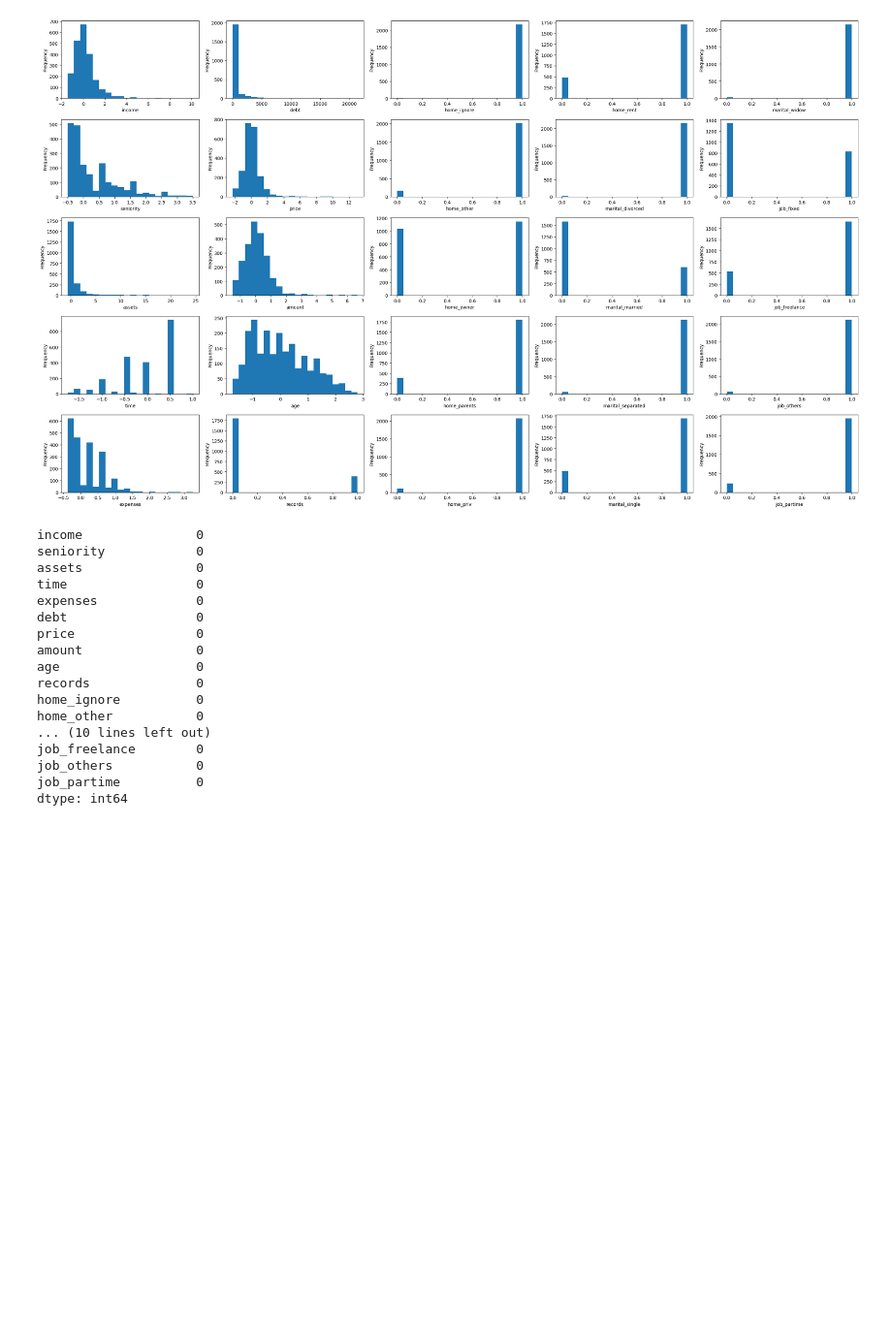
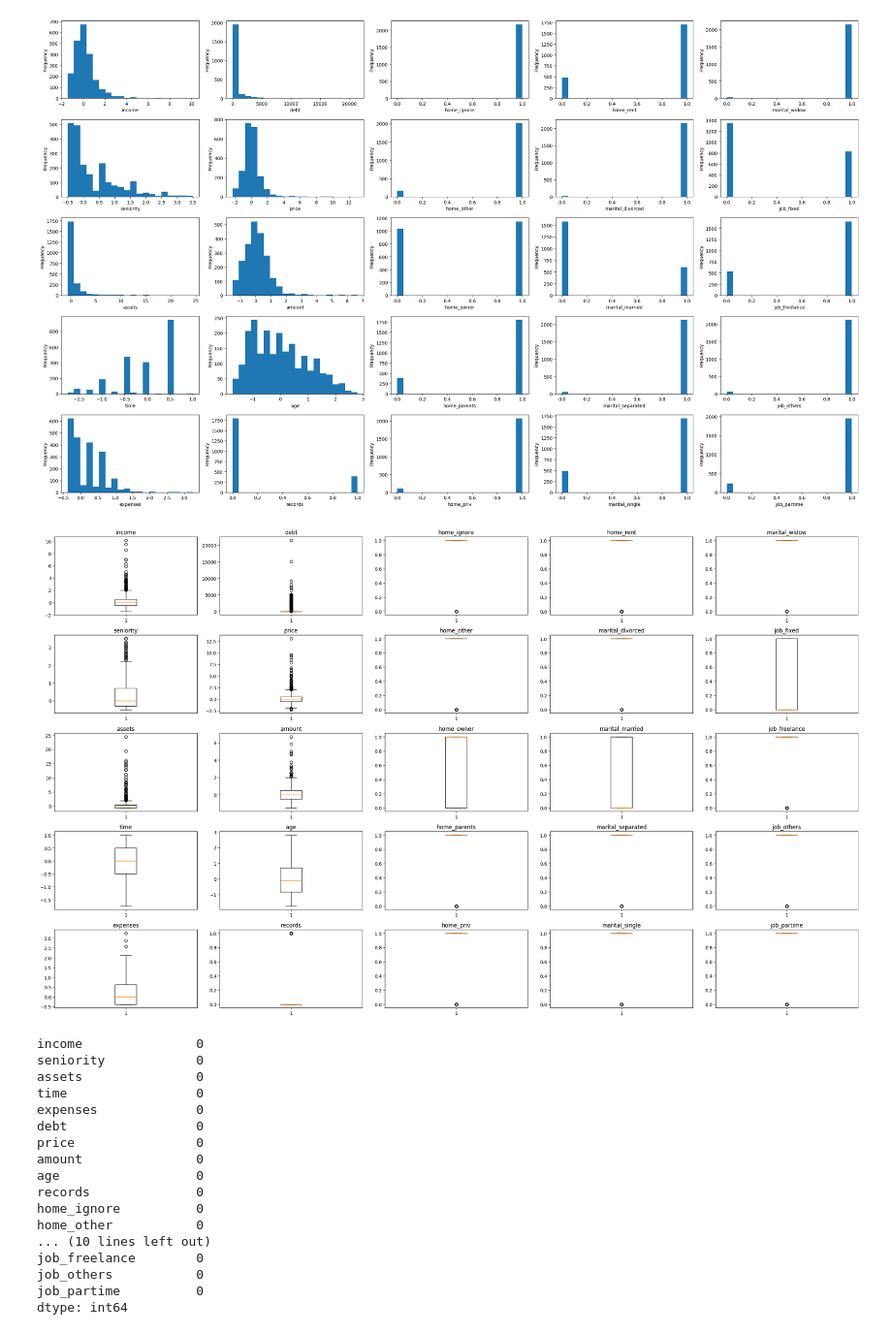
Before and after one commit to ViruSs51/Excalibur_AI_Camp, a Jupyter notebook: lesson_15 - Supervised Learning 3, Decision Trees/homework/ChallengeTask.ipynb, the cells around one changed output. Shown at 97% size. Saved outputs shown, nothing was run; the diff lists cells and outputs as text; code cells hidden in the pictures; blank space fills up the shorter version.

```diff
--- a/lesson_15 - Supervised Learning 3, Decision Trees/homework/ChallengeTask.ipynb
+++ b/lesson_15 - Supervised Learning 3, Decision Trees/homework/ChallengeTask.ipynb
@@ -558,6 +645,10 @@ memory usage: 426.1 KB
 show_frequency(scaled_X_train, cols=5, rows=5)
 # %% [output]
 [figure]
+# %%
+show_boxplots(scaled_X_train, rows=5, cols=5)
+# %% [output]
+[figure, added]
 # %%
 scaled_X_train.isna().sum()
 # %% [output]
```
Also changed, not shown: parts of 34 cells of this notebook, 1 other file.
